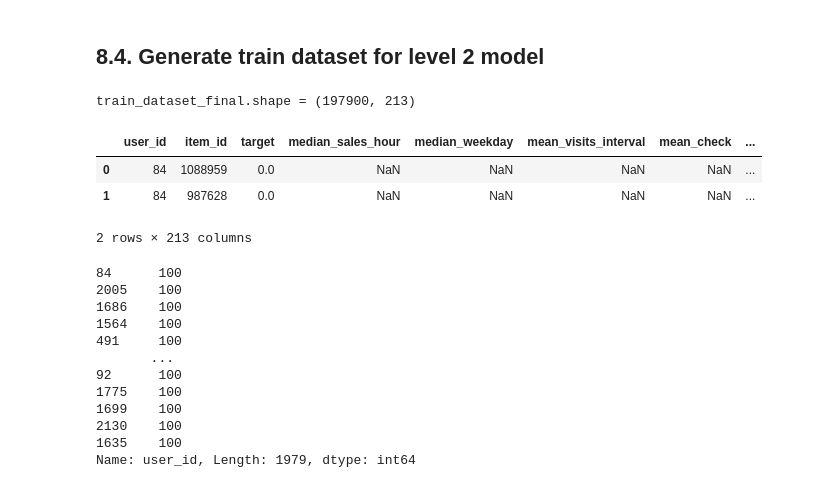
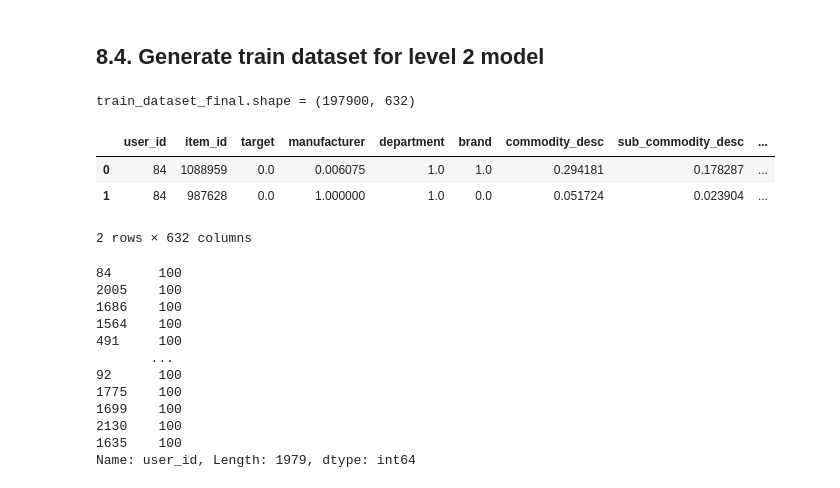
Before and after one commit to Yanina-Kutovaya/RecSys-retail, a Jupyter notebook: notebooks/Baseline_model_v1.ipynb, the cells around one changed output. Saved outputs shown, nothing was run; the diff lists cells and outputs as text; code cells hidden in the pictures.

```diff
--- a/notebooks/Baseline_model_v1.ipynb
+++ b/notebooks/Baseline_model_v1.ipynb
@@ -355,20 +369,22 @@ user_item_features_final.shape = (378567, 212)
 # %%
 logging.info('Generating train dataset for level 2 model...')
 
 train_dataset_final = get_targets_lvl_2(
     users_final,
     data_valid,
+    item_features_transformed,
+    user_features_transformed,
     user_item_features_final,
     n_items
 )
 print(f'train_dataset_final.shape = {train_dataset_final.shape}')
 train_dataset_final.head(2)
 # %% [output]
-train_dataset_final.shape = (197900, 213)
+train_dataset_final.shape = (197900, 632)
-|  | user_id | item_id | target | median_sales_hour | median_weekday | mean_visits_interval | mean_check | ... |
-| 0 | 84 | 1088959 | 0.0 | NaN | NaN | NaN | NaN | ... |
-| 1 | 84 | 987628 | 0.0 | NaN | NaN | NaN | NaN | ... |
+|  | user_id | item_id | target | manufacturer | department | brand | commodity_desc | sub_commodity_desc | ... |
+| 0 | 84 | 1088959 | 0.0 | 0.006075 | 1.0 | 1.0 | 0.294181 | 0.178287 | ... |
+| 1 | 84 | 987628 | 0.0 | 1.000000 | 1.0 | 0.0 | 0.051724 | 0.023904 | ... |
-2 rows × 213 columns
+2 rows × 632 columns
 # %%
 train_dataset_final['user_id'].value_counts()
 # %% [output]
```
Also changed, not shown: parts of 17 cells of this notebook.
